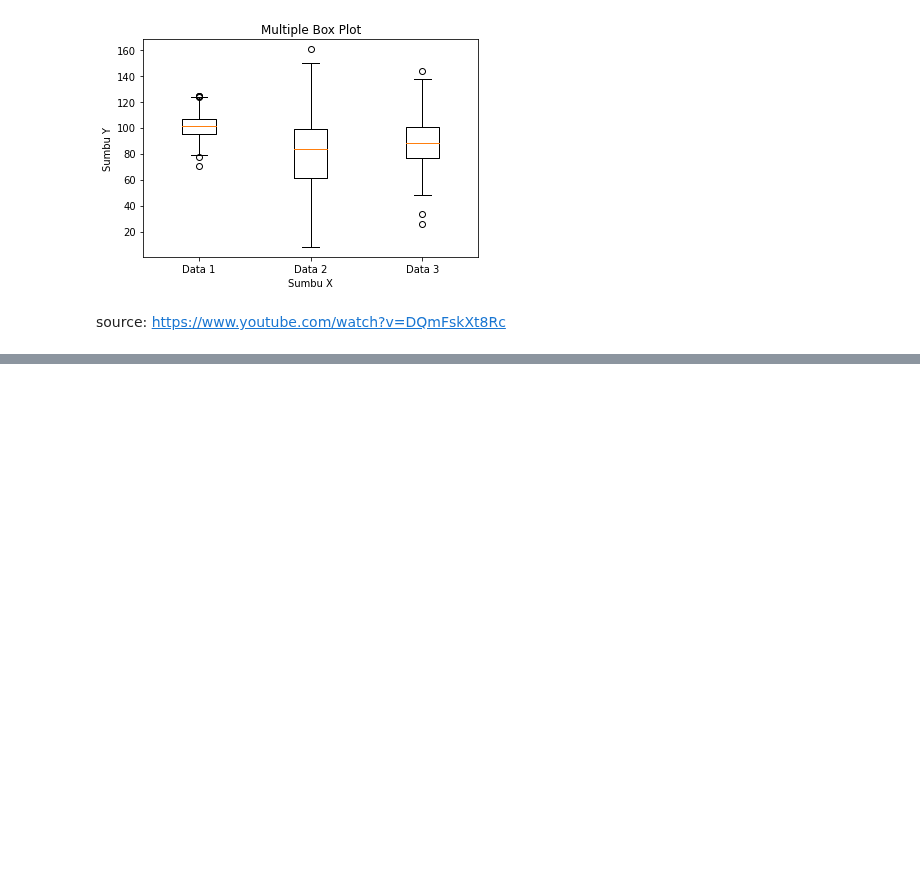
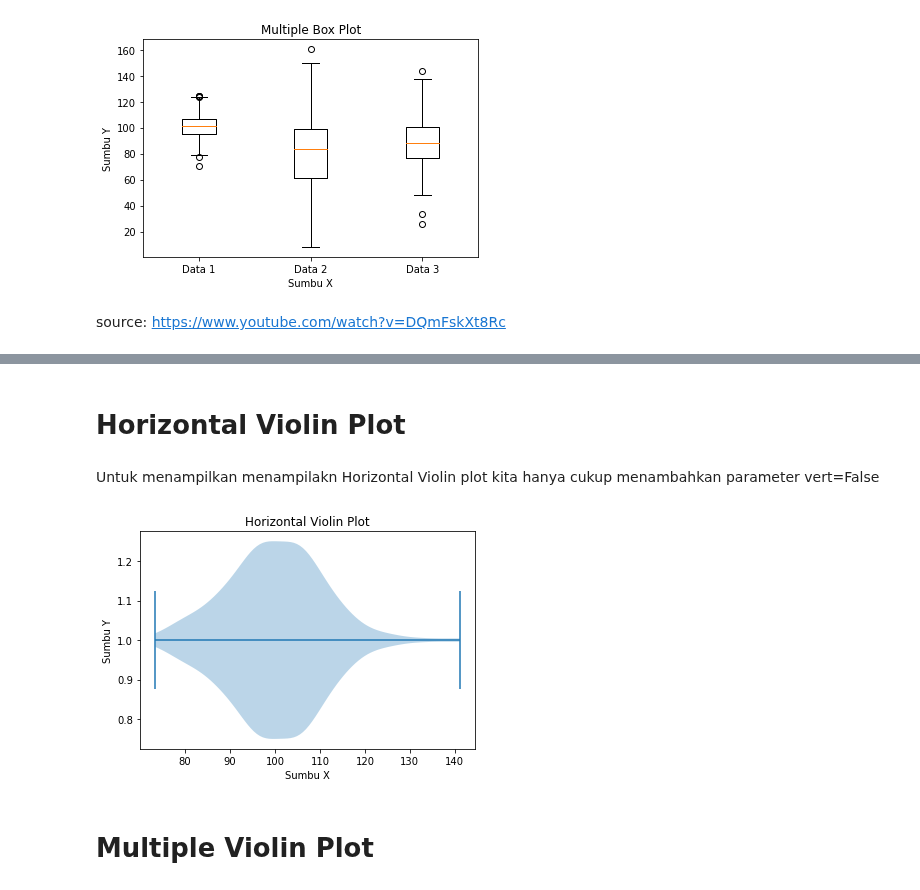
Before and after one commit to MarkvinsonAvatara/Matplotlib_learn, a Jupyter notebook: MatplotlibLearnWeek6.ipynb, the cells around one changed output, grey strips where cells are left out. Drawn from its saved outputs; the diff is of its cells as text; code cells hidden in the pictures; blank space fills up the shorter version.

```diff
--- a/MatplotlibLearnWeek6.ipynb
+++ b/MatplotlibLearnWeek6.ipynb
@@ -141,0 +240,16 @@ source: https://www.youtube.com/watch?v=DQmFskXt8Rc
+# %% [markdown]
+# Horizontal Violin Plot
+# %% [markdown]
+Untuk menampilkan menampilakn Horizontal Violin plot kita hanya cukup menambahkan parameter vert=False
+# %%
+#contoh Horizontal Violin Plot
+plt.violinplot(data, vert=False)
+plt.title('Horizontal Violin Plot')
+plt.xlabel('Sumbu X')
+plt.ylabel('Sumbu Y')
+
+plt.show()
+# %% [output]
+[figure, added]
+# %% [markdown]
+# Multiple Violin Plot
```
Also changed, not shown: parts of 22 cells of this notebook.
